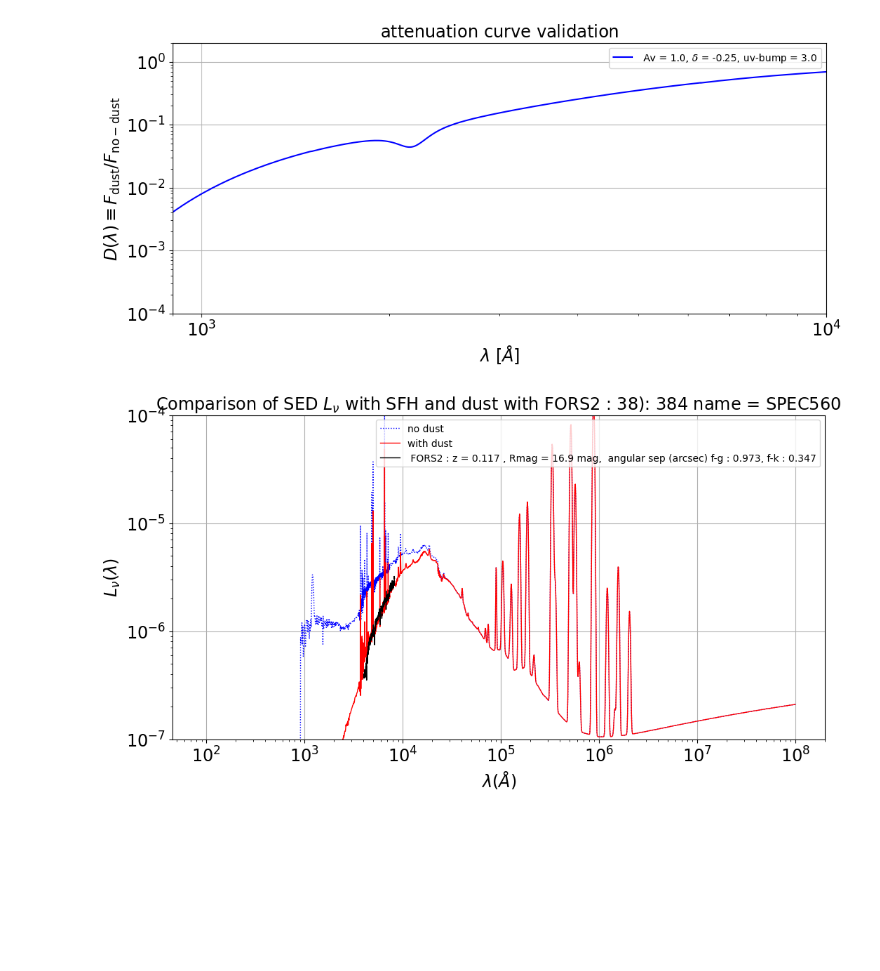
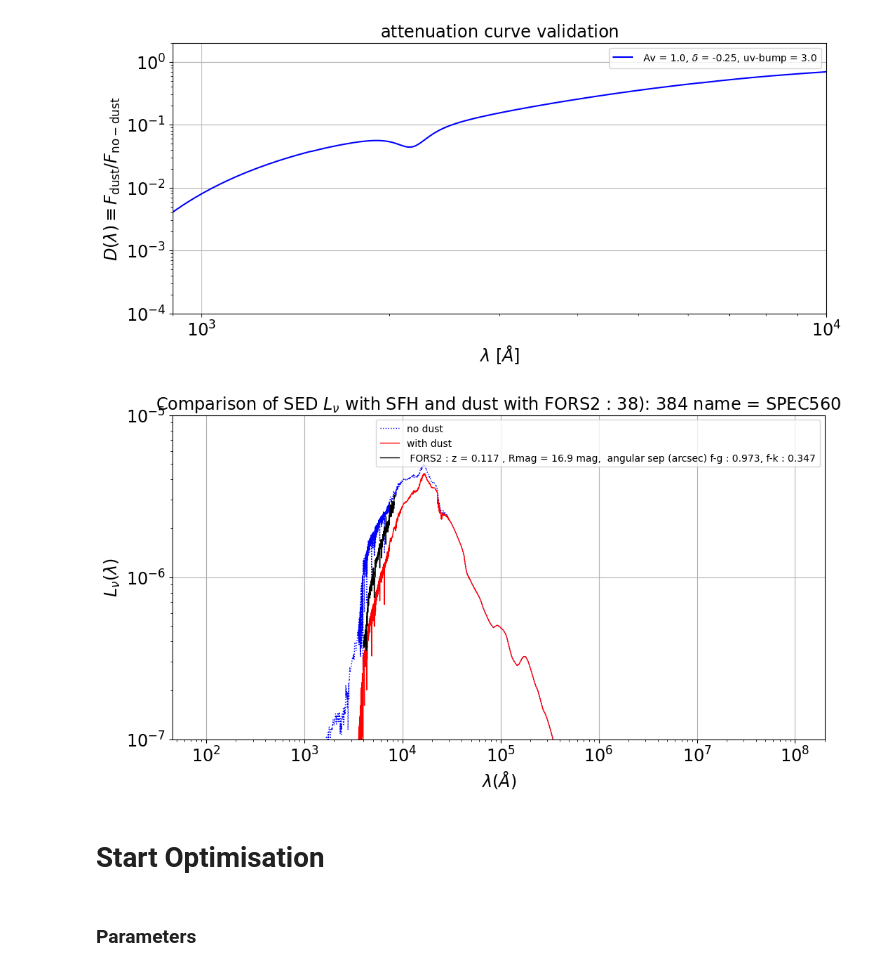
Before and after one commit to sylvielsstfr/Fors2ToStellarPopSynthesis, a Jupyter notebook: examples/examples_comparedatamodel/FitJAXOpt_SEDModel_OneDataSpectrum.ipynb, the cells around one changed output. Cells and saved outputs as stored; diff of their text form; code cells hidden in the pictures; blank space fills up the shorter version.

```diff
--- a/examples/examples_comparedatamodel/FitJAXOpt_SEDModel_OneDataSpectrum.ipynb
+++ b/examples/examples_comparedatamodel/FitJAXOpt_SEDModel_OneDataSpectrum.ipynb
@@ -518,3 +539,5 @@ gal_t_table = tarr
 z_obs = z
 t_obs = age_at_z(z_obs, *DEFAULT_COSMOLOGY) # age of the universe in Gyr at z_obs
 t_obs = t_obs[0] # age_at_z function returns an array, but SED functions accept a float for this argument
+# %%
+sfh_gal = jnp.where(tarr<t_obs, sfh_gal, 0)
@@ -563,23 +598,24 @@ sed_attenuated = dsps_flux_ratio * sed_info.rest_sed
 # %%
 fig, ax = plt.subplots(1, 1)
 __=ax.loglog()
 __=ax.plot(ssp_data.ssp_wave, sed_info.rest_sed,'b:',lw=1,label="no dust")
 __=ax.plot(ssp_data.ssp_wave, sed_attenuated,'r-',lw=1,label="with dust")
-__=ax.set_ylim(1e-7,1e-4)
+__=ax.set_ylim(1e-7,1e-5)
 ax.set_xlabel("$\lambda (\\AA)$")
 ax.set_ylabel("$L_\\nu(\lambda)$")
-
-
-
 
 X = the_wl/(1+z_obs)
 Y = the_fnu*(1+z)*dict_normalisation_factor[selected_spectrum_number]
 
 ax.plot(X,Y,'k-',lw=1,label=the_label_data)
 ax.legend()
 
 title = "Comparison of SED $L_\\nu$ with SFH and dust with " + title_data
 ax.set_title(title)
 ax.grid()
 # %% [output]
-[figure, old version]
+[figure, new version]
+# %% [markdown]
+# Start Optimisation
+# %% [markdown]
+### Parameters
```
Also changed, not shown: parts of 17 cells of this notebook, 2 other files.
